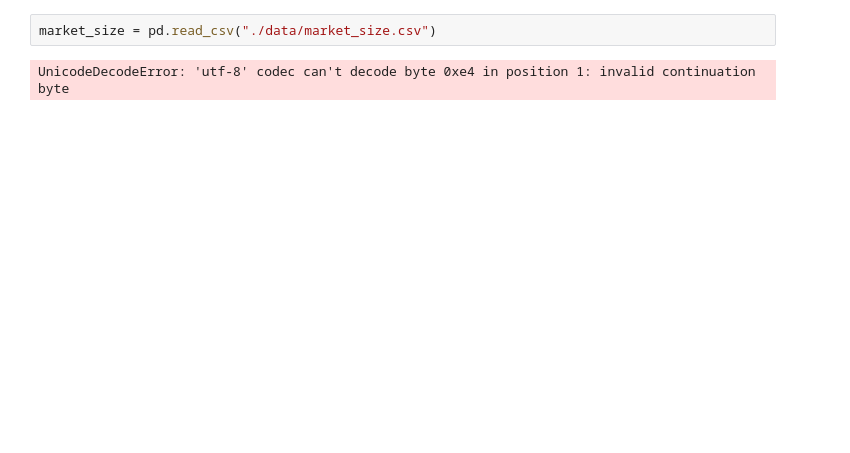
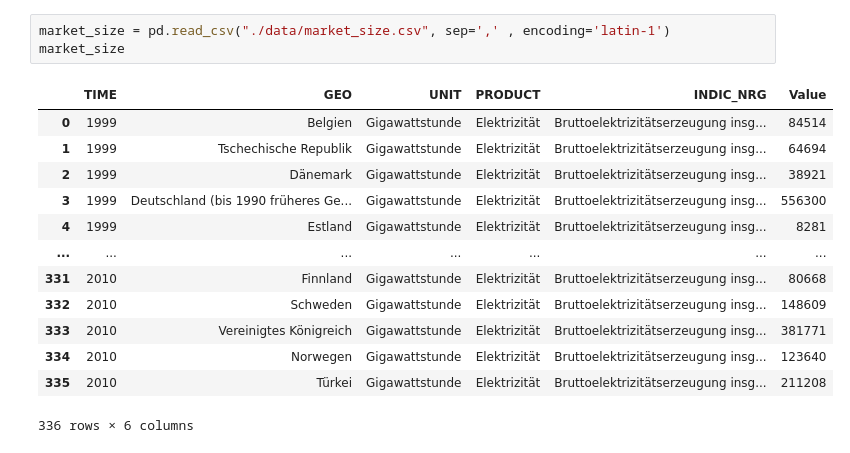
Before and after one commit to darkD3mon/climate-change-htw-2019, a Jupyter notebook: R_Tasks.ipynb, the cells around one changed output. Drawn from its saved outputs; the diff is of its cells as text; blank space fills up the shorter version.

```diff
--- a/R_Tasks.ipynb
+++ b/R_Tasks.ipynb
@@ -17,5 +78,18 @@ Sonntagsfrage = pd.read_csv("./data/Sonntagsfrage.csv")
 und alle Jahre und fu ̈hren sie einen geeigneten Test durch! Interpretieren Sie das Ergebnis.
 # %%
-market_size = pd.read_csv("./data/market_size.csv")
+market_size = pd.read_csv("./data/market_size.csv", sep=',' , encoding='latin-1')
+market_size
 # %% [output]
+|  | TIME | GEO | UNIT | PRODUCT | INDIC_NRG | Value |
+| 0 | 1999 | Belgien | Gigawattstunde | Elektrizität | Bruttoelektrizitätserzeugung insg... | 84514 |
+| 1 | 1999 | Tschechische Republik | Gigawattstunde | Elektrizität | Bruttoelektrizitätserzeugung insg... | 64694 |
+| 2 | 1999 | Dänemark | Gigawattstunde | Elektrizität | Bruttoelektrizitätserzeugung insg... | 38921 |
+| 3 | 1999 | Deutschland (bis 1990 früheres Ge... | Gigawattstunde | Elektrizität | Bruttoelektrizitätserzeugung insg... | 556300 |
+| 4 | 1999 | Estland | Gigawattstunde | Elektrizität | Bruttoelektrizitätserzeugung insg... | 8281 |
+| ... | ... | ... | ... | ... | ... | ... |
+| 331 | 2010 | Finnland | Gigawattstunde | Elektrizität | Bruttoelektrizitätserzeugung insg... | 80668 |
+| 332 | 2010 | Schweden | Gigawattstunde | Elektrizität | Bruttoelektrizitätserzeugung insg... | 148609 |
+| 333 | 2010 | Vereinigtes Königreich | Gigawattstunde | Elektrizität | Bruttoelektrizitätserzeugung insg... | 381771 |
+| 334 | 2010 | Norwegen | Gigawattstunde | Elektrizität | Bruttoelektrizitätserzeugung insg... | 123640 |
+| 335 | 2010 | Türkei | Gigawattstunde | Elektrizität | Bruttoelektrizitätserzeugung insg... | 211208 |
-UnicodeDecodeError: 'utf-8' codec can't decode byte 0xe4 in position 1: invalid continuation byte
+336 rows × 6 columns
```
Also changed, not shown: parts of 7 cells of this notebook.
